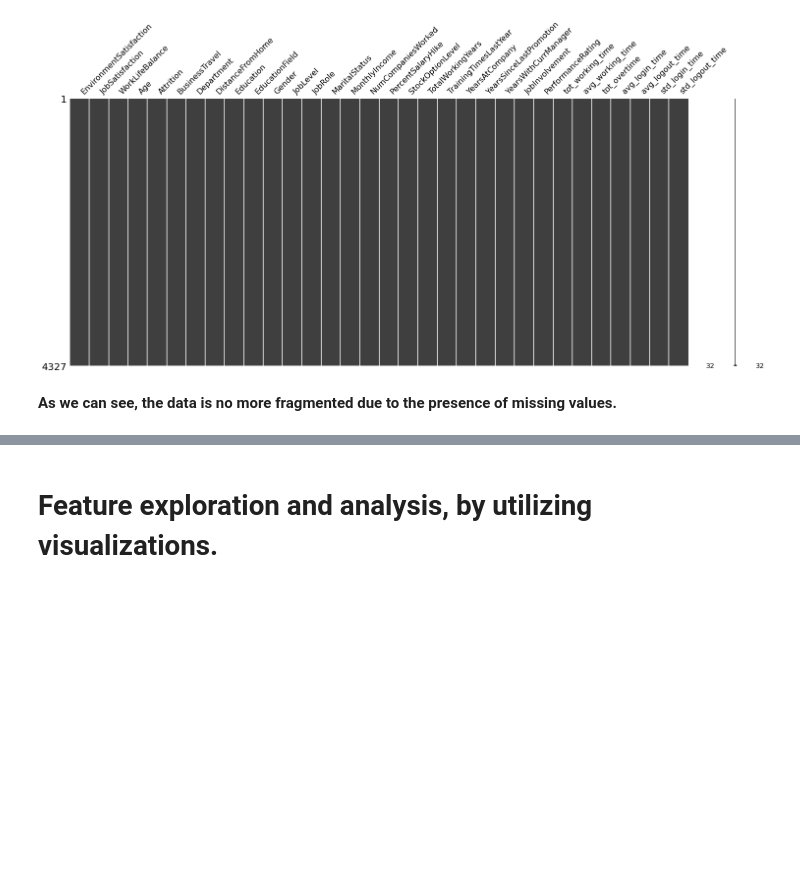
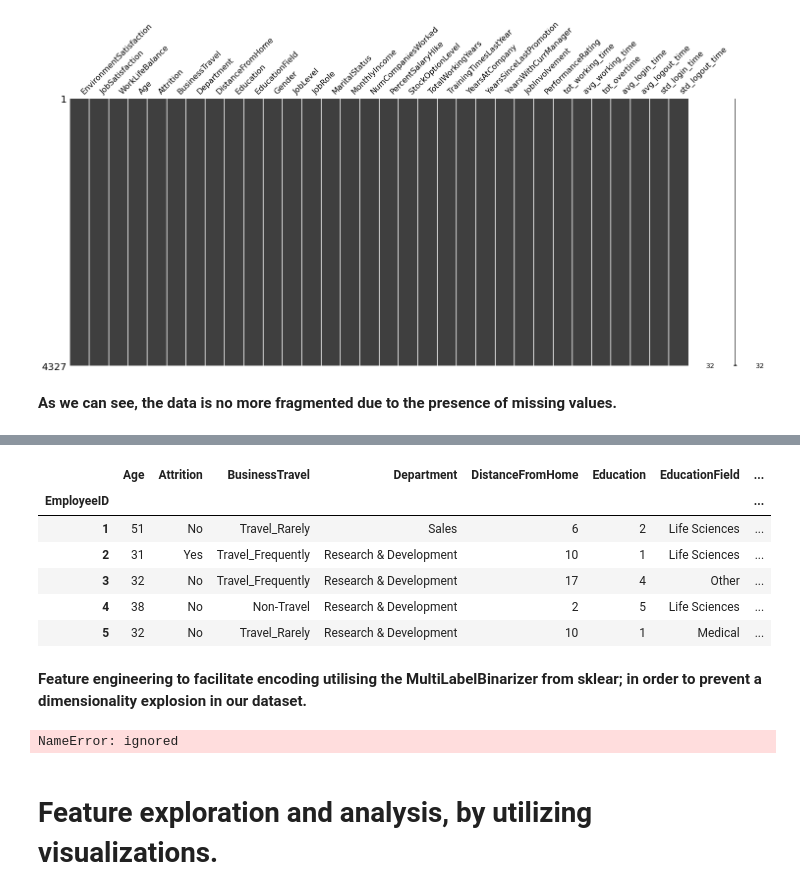
Before and after one commit to Titashmkhrj/HR_analytics_project, a Jupyter notebook: code_file.ipynb, the cells around one changed output, grey strips where cells are left out. Drawn from its saved outputs; the diff is of its cells as text; code cells hidden in the pictures; blank space fills up the shorter version.

Commit message:
initiating feature engineering

```diff
--- a/code_file.ipynb
+++ b/code_file.ipynb
@@ -352,0 +364,17 @@ msno.matrix(data)
+# %%
+# new feature : SueveyScore
+data['SurveyScore'] = data['JobSatisfaction'] + data['WorkLifeBalance'] + data['JobInvolvement'] + data['PerformanceRating'] + data['EnvironmentSatisfaction']
+# dropping the now redundent old individual features
+data.drop(['JobSatisfaction', 'WorkLifeBalance', 'JobInvolvement', 'PerformanceRating', 'EnvironmentSatisfaction'], axis = 1, inplace = True)
+# %%
+data.head()
+# %% [output]
+|  | Age | Attrition | BusinessTravel | Department | DistanceFromHome | Education | EducationField | ... |
+| EmployeeID |  |  |  |  |  |  |  | ... |
+| 1 | 51 | No | Travel_Rarely | Sales | 6 | 2 | Life Sciences | ... |
+| 2 | 31 | Yes | Travel_Frequently | Research & Development | 10 | 1 | Life Sciences | ... |
+| 3 | 32 | No | Travel_Frequently | Research & Development | 17 | 4 | Other | ... |
+| 4 | 38 | No | Non-Travel | Research & Development | 2 | 5 | Life Sciences | ... |
+| 5 | 32 | No | Travel_Rarely | Research & Development | 10 | 1 | Medical | ... |
+# %% [markdown]
+**Feature engineering to facilitate encoding utilising the MultiLabelBinarizer from sklear; in order to prevent a dimensionality explosion in our dataset.**
@@ -353,3 +386,7 @@ msno.matrix(data)
+# %%
+m
+# %% [output]
+NameError: ignored
 # %% [markdown]
 # Feature exploration and analysis, by utilizing visualizations.
 # %%
```
Also changed, not shown: parts of 22 cells of this notebook.
